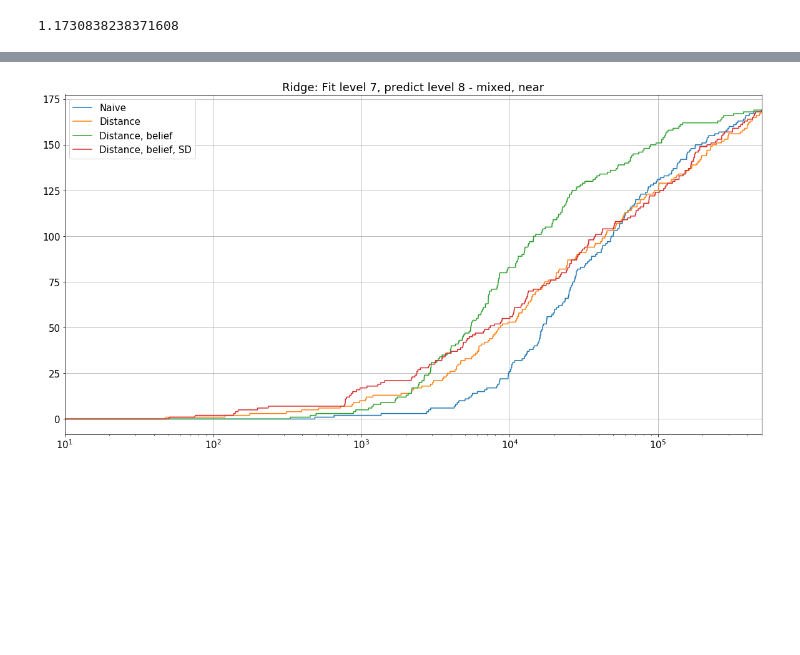
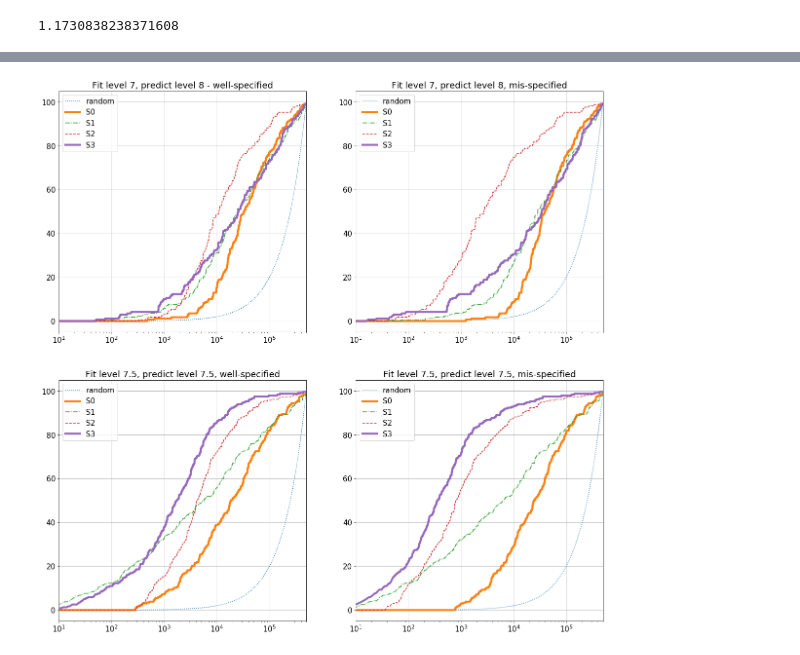
Before and after one commit to owatson/PenalizedPrediction, a Jupyter notebook: MalariaFinal.ipynb, the cells around one changed output, grey strips where cells are left out. Cells and saved outputs as stored; diff of their text form; code cells hidden in the pictures; blank space fills up the shorter version.

```diff
--- a/MalariaFinal.ipynb
+++ b/MalariaFinal.ipynb
@@ -578,13 +578,6 @@ plt.legend(loc='best')
 _ = plt.show()
 # %% [output]
 [figure]
-# %%
-result_hdr = joblib.load('results/summary_results_tcnd')
-bins = [0, 0.1, 0.2, 0.4, 0.6, 0.7, 0.9]
-inactive_level = 3.5
-active_level = np.mean(full_df.POTENCY.values)
-rf_beta = partial(np.interp, xp=np.linspace(0, 1), fp=rfb_spline(np.linspace(0, 1)))
-rdg_beta = partial(np.interp, xp=np.linspace(0, 1), fp=rdg_spline(np.linspace(0, 1)))
 # %%
 rf_beta = partial(np.interp, xp=np.linspace(0, 1), fp=2.2/(1+np.exp(10*(np.linspace(0, 1)**4))))
 rdg_beta = partial(np.interp, xp=np.linspace(0, 1), fp=2/(1+np.exp(7*(np.linspace(0, 1)**3))))
@@ -986,4 +885,8 @@ def choose_sample_fps(near=True, level_fit=7.5, distance=0.19, size=500000, debu
             fps = np.concatenate((fps, mp_fps))
         pass
     return fps, distances
+# %%
+g75 = sum(full_df.POTENCY.values > 7.5)
+# %%
+g80 = sum(full_df.POTENCY.values > 8)
 # %%
@@ -1037,12 +958,66 @@ _ = plt.xlim(10, 5e5)
 # %%
-plt.title('Ridge: Fit level 7, predict level 8 - mixed, near')
-plot(run_experiment_full(method='ridge', test_method='basic',  level_predict=8, level_fit=7, file_choice='near')[0][::-1].cumsum(), label='Naive')
-plot(run_experiment_full(method='ridge', test_method='beliefed_acc',  level_predict=8, level_fit=7, file_choice='near')[0][::-1].cumsum(), label='Distance')
-plot(run_experiment_full(method='ridge', test_method='beliefed_fa',  level_predict=8, level_fit=7, file_choice='near')[0][::-1].cumsum(), label='Distance, belief')
-plot(run_experiment_full(method='ridge', level_predict=8, level_fit=7, dist='mixed', file_choice='near')[0][::-1].cumsum(), label='Distance, belief, SD')
+plt.rcParams.update({'font.size': 15})
+plt.figure(figsize=(20, 20))
+plt.subplot(221)
+plt.title('Fit level 7, predict level 8 - well-specified')
+plot(np.arange(500000) / 5000, label='random', linestyle=':')
+plot(run_experiment_full(method='ridge',test_method='basic',  level_predict=8, level_fit=7,
+                         file_choice='near')[0][::-1].cumsum() * 100/g80, label='S0', linewidth=4)
+plot(run_experiment_full(method='ridge',test_method='beliefed_acc',  level_predict=8, level_fit=7,
+                         file_choice='near')[0][::-1].cumsum() * 100/g80, label='S1', linestyle='-.')
+plot(run_experiment_full(method='ridge',test_method='beliefed_fa',  level_predict=8, level_fit=7,
+                         file_choice='near')[0][::-1].cumsum() * 100/g80, label='S2', linestyle='--')
+plot(run_experiment_full(method='ridge',level_predict=8, level_fit=7,
+                         dist='mixed', file_choice='near')[0][::-1].cumsum() * 100/g80, label='S3', linewidth=4)
 legend(loc='best')
 plt.xscale('log')
 grid(True)
 _ = plt.xlim(10, 5e5)
+plt.subplot(222)
+plt.title('Fit level 7, predict level 8, mis-specified')
+plot(np.arange(500000) / 5000, label='random', linestyle=':')
+plot(run_experiment_full(method='ridge',test_method='basic',  level_predict=8, level_fit=7,
+                         file_choice='far')[0][::-1].cumsum()* 100/g80, label='S0', linewidth=4)
+plot(run_experiment_full(method='ridge',test_method='beliefed_acc',  level_predict=8, level_fit=7,
+                         file_choice='far')[0][::-1].cumsum()* 100/g80, label='S1', linestyle='-.')
+plot(run_experiment_full(method='ridge',test_method='beliefed_fa',  level_predict=8, level_fit=7,
+                         file_choice='far')[0][::-1].cumsum()* 100/g80, label='S2', linestyle='--')
+plot(run_experiment_full(method='ridge',level_predict=8, level_fit=7,
+                         dist='mixed', file_choice='far')[0][::-1].cumsum()* 100/g80, label='S3', linewidth=4)
+legend(loc='best')
+plt.xscale('log')
+grid(True)
+_ = plt.xlim(10, 5e5)
+plt.subplot(223)
+plt.title('Fit level 7.5, predict level 7.5, well-specified')
+plot(np.arange(500000) / 5000, label='random', linestyle=':')
+plot(run_experiment_full(method='ridge',test_method='basic',  level_predict=7.5, level_fit=7.5,
+                         file_choice='near')[0][::-1].cumsum()* 100/g75, label='S0', linewidth=4)
+plot(run_experiment_full(method='ridge',test_method='beliefed_acc',  level_predict=7.5, level_fit=7.5,
+                         file_choice='near')[0][::-1].cumsum()* 100/g75, label='S1', linestyle='-.')
+plot(run_experiment_full(method='ridge',test_method='beliefed_fa',  level_predict=7.5, level_fit=7.5,
+                         file_choice='near')[0][::-1].cumsum()* 100/g75, label='S2', linestyle='--')
+plot(run_experiment_full(method='ridge',level_predict=7.5, level_fit=7.5,
+                         dist='mixed', file_choice='near')[0][::-1].cumsum()* 100/g75, label='S3', linewidth=4)
+legend(loc='best')
+plt.xscale('log')
+grid(True)
+_ = plt.xlim(10, 5e5)
+plt.subplot(224)
+plt.title('Fit level 7.5, predict level 7.5, mis-specified')
+plot(np.arange(500000) / 5000, label='random', linestyle=':')
+plot(run_experiment_full(method='ridge',test_method='basic',  level_predict=7.5, level_fit=7.5,
+                         file_choice='far')[0][::-1].cumsum()* 100/g75, label='S0', linewidth=4)
+plot(run_experiment_full(method='ridge',test_method='beliefed_acc',  level_predict=7.5, level_fit=7.5,
+                         file_choice='far')[0][::-1].cumsum()* 100/g75, label='S1', linestyle='-.')
+plot(run_experiment_full(method='ridge',test_method='beliefed_fa',  level_predict=7.5, level_fit=7.5,
+                         file_choice='far')[0][::-1].cumsum()* 100/g75, label='S2', linestyle='--')
+plot(run_experiment_full(method='ridge',level_predict=7.5, level_fit=7.5,
+                         dist='mixed', file_choice='far')[0][::-1].cumsum()* 100/g75, label='S3', linewidth=4)
+legend(loc='best')
+plt.xscale('log')
+grid(True)
+_ = plt.xlim(10, 5e5)
+savefig('figures/ridge_perf.eps')
 # %% [output]
-[figure, old version]
+[figure, new version]
```
Also changed, not shown: parts of 40 cells of this notebook, 1 other file.
